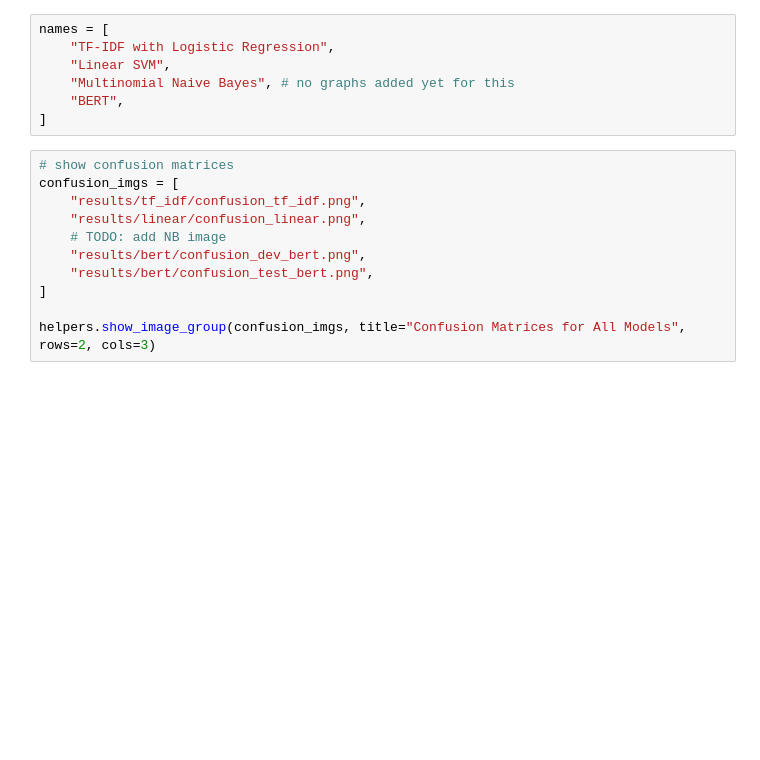
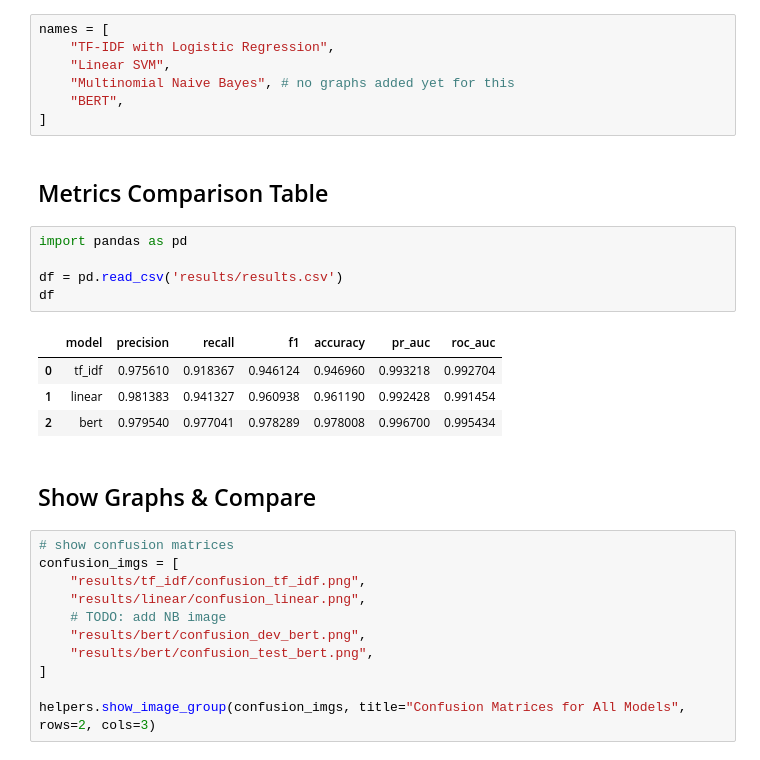
Before and after one commit to GriffinMichalak/nlp-final-project, a Jupyter notebook: compare.ipynb, the cells around one changed output. Cells and saved outputs as stored; diff of their text form; blank space fills up the shorter version.

Commit message:
display table

```diff
--- a/compare.ipynb
+++ b/compare.ipynb
@@ -11,6 +11,20 @@ names = [
     "Multinomial Naive Bayes", # no graphs added yet for this
     "BERT",
 ]
+# %% [markdown]
+## Metrics Comparison Table
+# %%
+import pandas as pd
+
+df = pd.read_csv('results/results.csv')
+df
+# %% [output]
+|  | model | precision | recall | f1 | accuracy | pr_auc | roc_auc |
+| 0 | tf_idf | 0.975610 | 0.918367 | 0.946124 | 0.946960 | 0.993218 | 0.992704 |
+| 1 | linear | 0.981383 | 0.941327 | 0.960938 | 0.961190 | 0.992428 | 0.991454 |
+| 2 | bert | 0.979540 | 0.977041 | 0.978289 | 0.978008 | 0.996700 | 0.995434 |
+# %% [markdown]
+## Show Graphs & Compare
 # %%
 # show confusion matrices
 confusion_imgs = [
```
